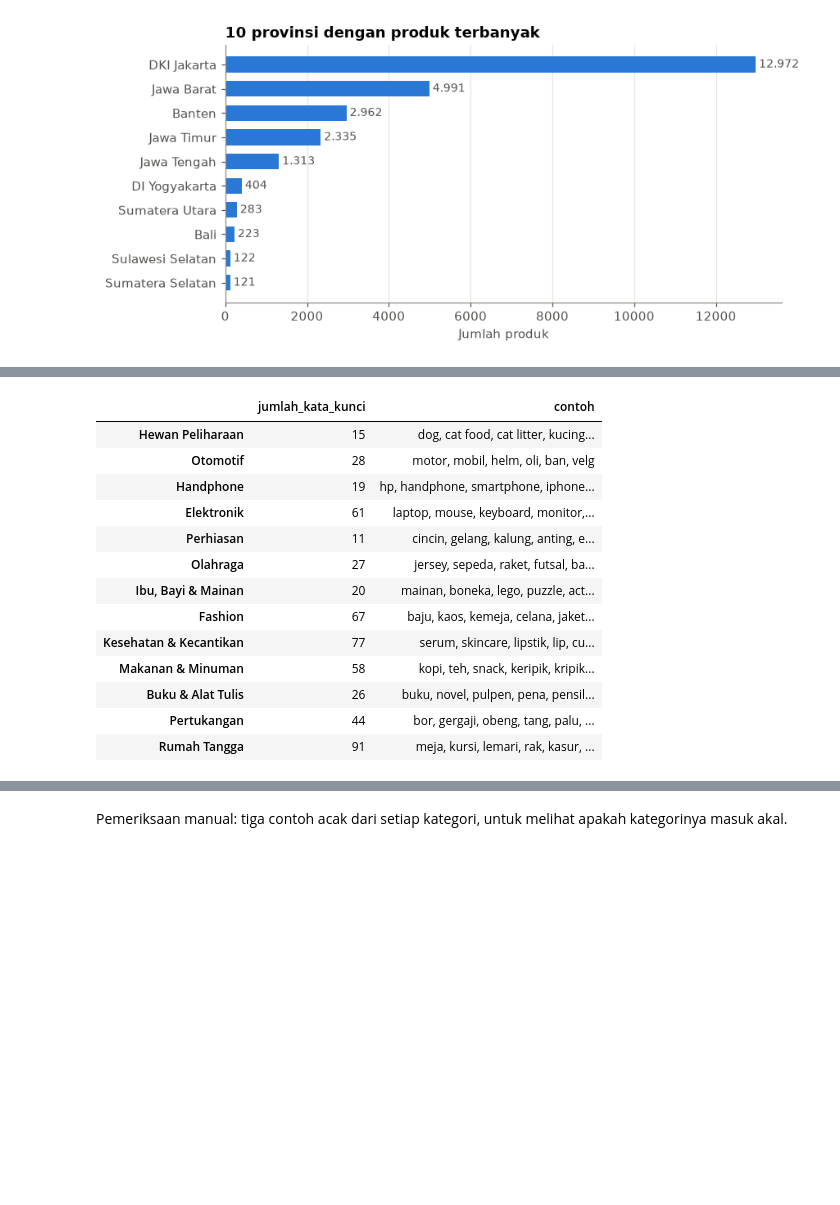
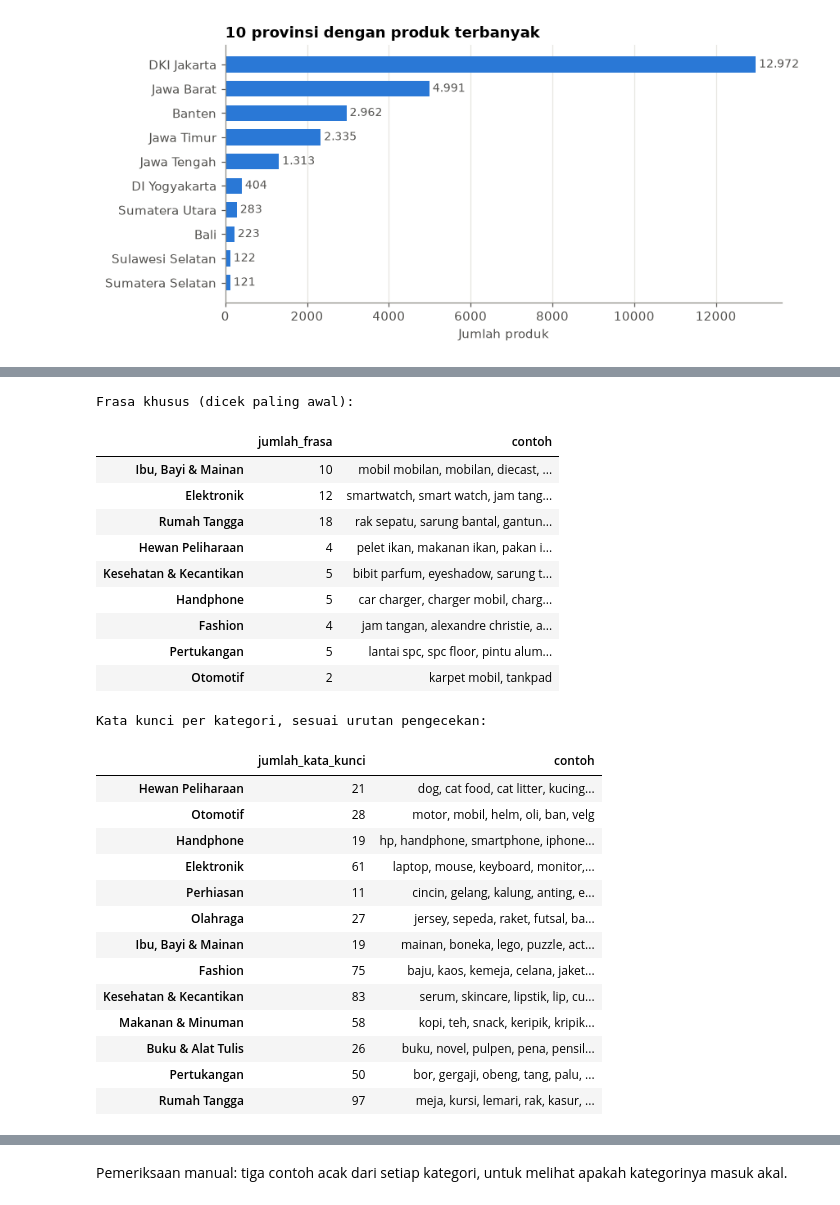
Before and after one commit to vinsonns24-lgtm/Tokopedia-Market-Dashboard, a Jupyter notebook: Notebooks/02_data_prep_produk.ipynb, the cells around one changed output, grey strips where cells are left out. Drawn from its saved outputs; the diff is of its cells as text; code cells hidden in the pictures; blank space fills up the shorter version.

```diff
--- a/Notebooks/02_data_prep_produk.ipynb
+++ b/Notebooks/02_data_prep_produk.ipynb
@@ -372,24 +379,42 @@ Pendekatan ini sederhana dan mudah dijelaskan, tapi tidak sempurna. Contohnya, "
 # %%
-# Kamus KATEGORI lengkap ada di src/produk.py. Di sini ditampilkan jumlah dan contoh kata kuncinya.
+# Kamus lengkap ada di src/produk.py. Di sini ditampilkan jumlah dan contoh kata kuncinya.
+print("Frasa khusus (dicek paling awal):")
+display(pd.DataFrame({
+    "jumlah_frasa": {kat: len(kata) for kat, kata in FRASA_KHUSUS.items()},
+    "contoh": {kat: ", ".join(kata[:5]) for kat, kata in FRASA_KHUSUS.items()},
+}))
+print("Kata kunci per kategori, sesuai urutan pengecekan:")
 pd.DataFrame({
     "jumlah_kata_kunci": {kat: len(kata) for kat, kata in KATEGORI.items()},
     "contoh": {kat: ", ".join(kata[:6]) for kat, kata in KATEGORI.items()},
 })
 # %% [output]
+Frasa khusus (dicek paling awal):
-|  | jumlah_kata_kunci | contoh |
-| Hewan Peliharaan | 15 | dog, cat food, cat litter, kucing... |
-| Otomotif | 28 | motor, mobil, helm, oli, ban, velg |
-| Handphone | 19 | hp, handphone, smartphone, iphone... |
-| Elektronik | 61 | laptop, mouse, keyboard, monitor,... |
-| Perhiasan | 11 | cincin, gelang, kalung, anting, e... |
-| Olahraga | 27 | jersey, sepeda, raket, futsal, ba... |
-| Ibu, Bayi & Mainan | 20 | mainan, boneka, lego, puzzle, act... |
-| Fashion | 67 | baju, kaos, kemeja, celana, jaket... |
-| Kesehatan & Kecantikan | 77 | serum, skincare, lipstik, lip, cu... |
-| Makanan & Minuman | 58 | kopi, teh, snack, keripik, kripik... |
-| Buku & Alat Tulis | 26 | buku, novel, pulpen, pena, pensil... |
-| Pertukangan | 44 | bor, gergaji, obeng, tang, palu, ... |
-| Rumah Tangga | 91 | meja, kursi, lemari, rak, kasur, ... |
+|  | jumlah_frasa | contoh |
+| Ibu, Bayi & Mainan | 10 | mobil mobilan, mobilan, diecast, ... |
+| Elektronik | 12 | smartwatch, smart watch, jam tang... |
+| Rumah Tangga | 18 | rak sepatu, sarung bantal, gantun... |
+| Hewan Peliharaan | 4 | pelet ikan, makanan ikan, pakan i... |
+| Kesehatan & Kecantikan | 5 | bibit parfum, eyeshadow, sarung t... |
+| Handphone | 5 | car charger, charger mobil, charg... |
+| Fashion | 4 | jam tangan, alexandre christie, a... |
+| Pertukangan | 5 | lantai spc, spc floor, pintu alum... |
+| Otomotif | 2 | karpet mobil, tankpad |
+Kata kunci per kategori, sesuai urutan pengecekan:
+|  | jumlah_kata_kunci | contoh |
+| Hewan Peliharaan | 21 | dog, cat food, cat litter, kucing... |
+| Otomotif | 28 | motor, mobil, helm, oli, ban, velg |
+| Handphone | 19 | hp, handphone, smartphone, iphone... |
+| Elektronik | 61 | laptop, mouse, keyboard, monitor,... |
+| Perhiasan | 11 | cincin, gelang, kalung, anting, e... |
+| Olahraga | 27 | jersey, sepeda, raket, futsal, ba... |
+| Ibu, Bayi & Mainan | 19 | mainan, boneka, lego, puzzle, act... |
+| Fashion | 75 | baju, kaos, kemeja, celana, jaket... |
+| Kesehatan & Kecantikan | 83 | serum, skincare, lipstik, lip, cu... |
+| Makanan & Minuman | 58 | kopi, teh, snack, keripik, kripik... |
+| Buku & Alat Tulis | 26 | buku, novel, pulpen, pena, pensil... |
+| Pertukangan | 50 | bor, gergaji, obeng, tang, palu, ... |
+| Rumah Tangga | 97 | meja, kursi, lemari, rak, kasur, ... |
 # %%
 df["kategori"] = df["nama_produk"].map(tentukan_kategori)
 df["kategori"].value_counts()
```
Also changed, not shown: parts of 13 cells of this notebook, 14 other files.
